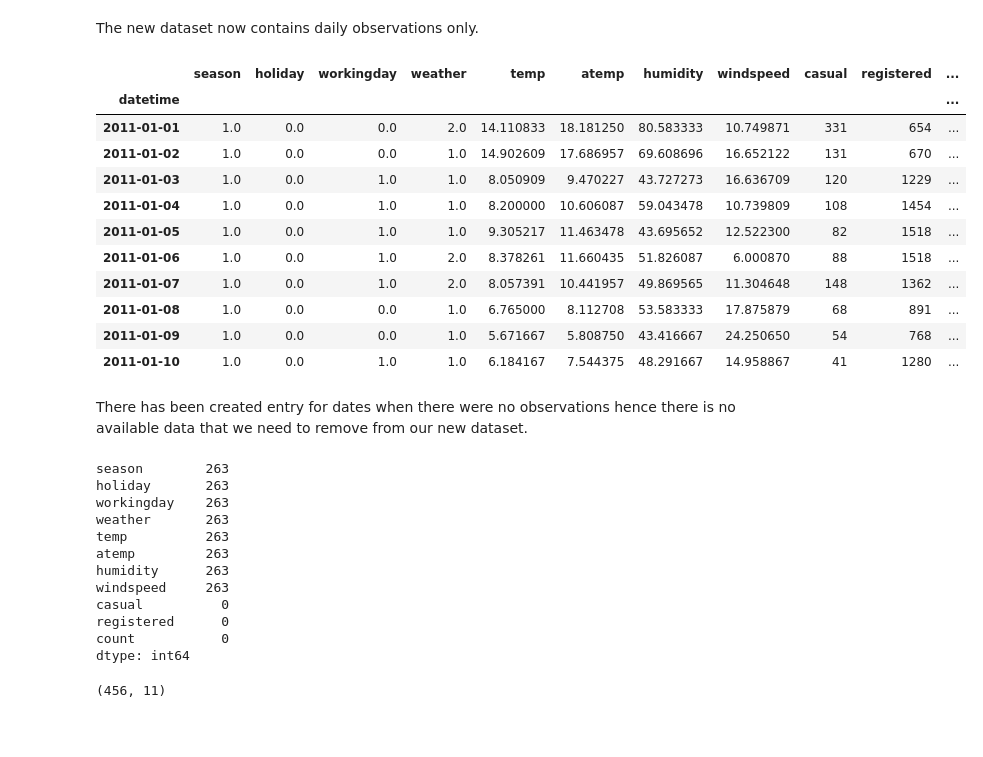
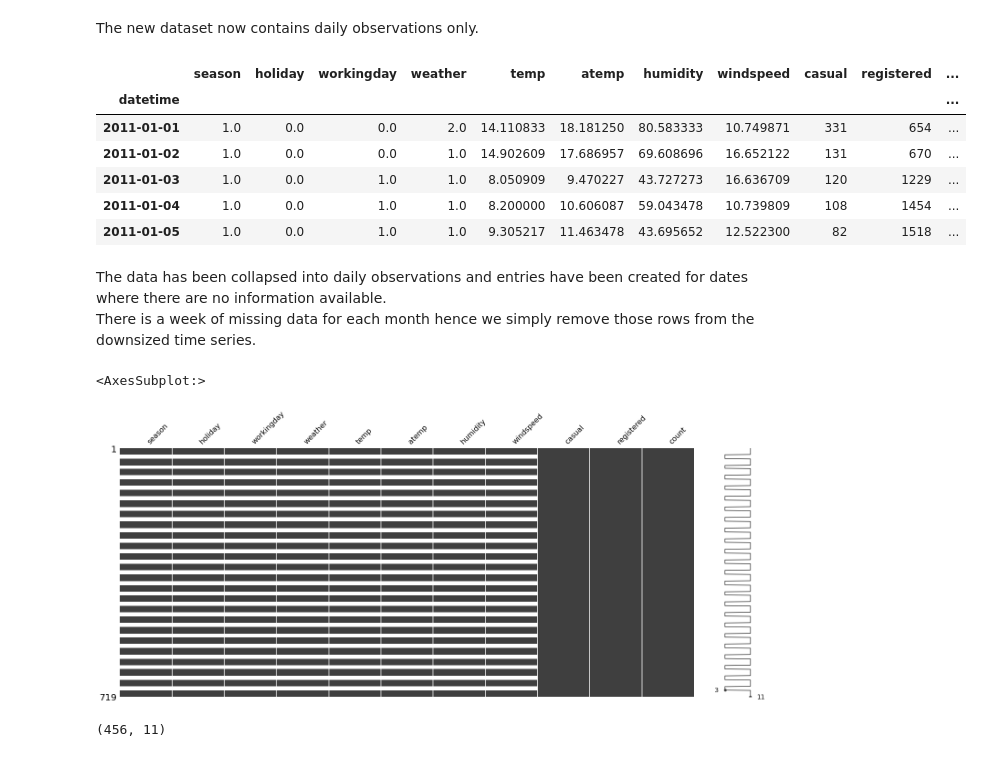
Before and after one commit to ptrGSKA/Business_case-Yulu-Hypothesis_testing, a Jupyter notebook: Yulu_Business_Hypothesis_Testing.ipynb, the cells around one changed output. Saved outputs shown, nothing was run; the diff lists cells and outputs as text; code cells hidden in the pictures; blank space fills up the shorter version.

```diff
--- a/Yulu_Business_Hypothesis_Testing.ipynb
+++ b/Yulu_Business_Hypothesis_Testing.ipynb
@@ -209,35 +208,22 @@ df_yulu_daily = df_yulu.resample('24h', on = 'datetime').agg(dict(season = 'last
 # %% [markdown]
 The new dataset now contains daily observations only.
 # %%
-df_yulu_daily.head(n=10)
+df_yulu_daily.head()
 # %% [output]
 |  | season | holiday | workingday | weather | temp | atemp | humidity | windspeed | casual | registered | ... |
 | datetime |  |  |  |  |  |  |  |  |  |  | ... |
 | 2011-01-01 | 1.0 | 0.0 | 0.0 | 2.0 | 14.110833 | 18.181250 | 80.583333 | 10.749871 | 331 | 654 | ... |
 | 2011-01-02 | 1.0 | 0.0 | 0.0 | 1.0 | 14.902609 | 17.686957 | 69.608696 | 16.652122 | 131 | 670 | ... |
 | 2011-01-03 | 1.0 | 0.0 | 1.0 | 1.0 | 8.050909 | 9.470227 | 43.727273 | 16.636709 | 120 | 1229 | ... |
 | 2011-01-04 | 1.0 | 0.0 | 1.0 | 1.0 | 8.200000 | 10.606087 | 59.043478 | 10.739809 | 108 | 1454 | ... |
 | 2011-01-05 | 1.0 | 0.0 | 1.0 | 1.0 | 9.305217 | 11.463478 | 43.695652 | 12.522300 | 82 | 1518 | ... |
-| 2011-01-06 | 1.0 | 0.0 | 1.0 | 2.0 | 8.378261 | 11.660435 | 51.826087 | 6.000870 | 88 | 1518 | ... |
-| 2011-01-07 | 1.0 | 0.0 | 1.0 | 2.0 | 8.057391 | 10.441957 | 49.869565 | 11.304648 | 148 | 1362 | ... |
-| 2011-01-08 | 1.0 | 0.0 | 0.0 | 1.0 | 6.765000 | 8.112708 | 53.583333 | 17.875879 | 68 | 891 | ... |
-| 2011-01-09 | 1.0 | 0.0 | 0.0 | 1.0 | 5.671667 | 5.808750 | 43.416667 | 24.250650 | 54 | 768 | ... |
-| 2011-01-10 | 1.0 | 0.0 | 1.0 | 1.0 | 6.184167 | 7.544375 | 48.291667 | 14.958867 | 41 | 1280 | ... |
-# %% [markdown]
-There has been created entry for dates when there were no observations hence there is no available data that we need to remove from our new dataset.
+# %% [markdown]
+The data has been collapsed into daily observations and entries have been created for dates where there are no information available.
+There is a week of missing data for each month hence we simply remove those rows from the downsized time series.
 # %%
 df_yulu_daily.isna().sum()
+msno.matrix(df_yulu_daily)
 # %% [output]
-season        263
-holiday       263
-workingday    263
-weather       263
-temp          263
-atemp         263
-humidity      263
-windspeed     263
-casual          0
-registered      0
-count           0
-dtype: int64
+<AxesSubplot:>
+[figure, added]
 # %%
```
Also changed, not shown: parts of 12 cells of this notebook.
